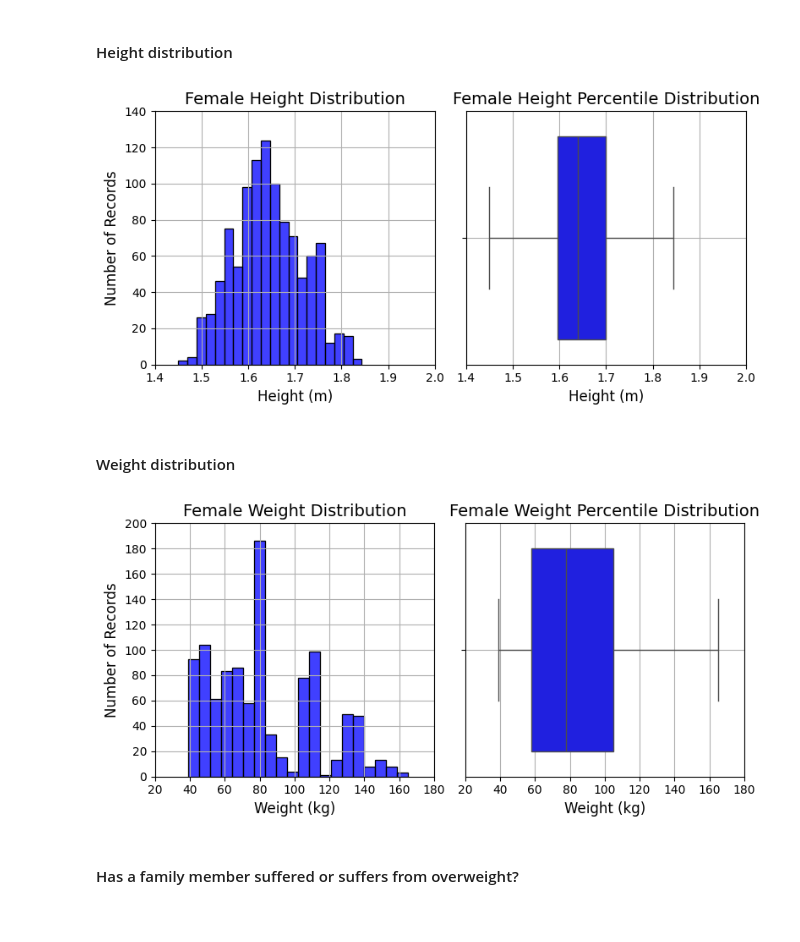
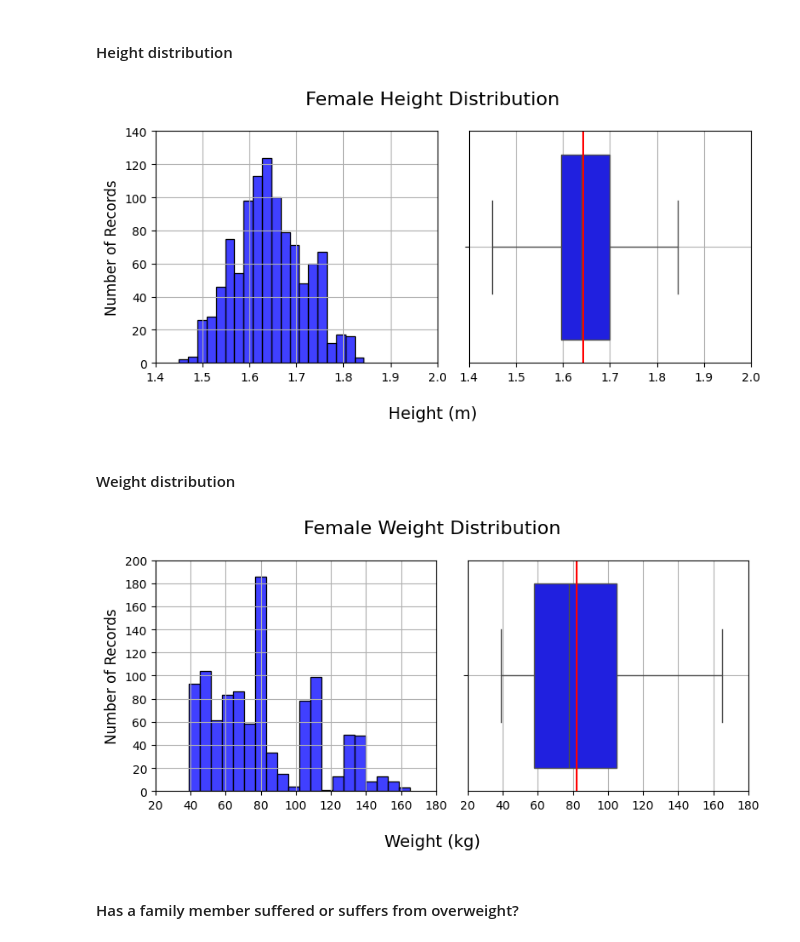
Before and after one commit to MarkLee7925/Obesity-Level-Estimation, a Jupyter notebook: Female/EstObesity_Female.ipynb, the cells around one changed output. Cells and saved outputs as stored; diff of their text form; code cells hidden in the pictures.

```diff
--- a/Female/EstObesity_Female.ipynb
+++ b/Female/EstObesity_Female.ipynb
@@ -220,43 +261,48 @@ plt.show()
 # %%
 # Define subplot figure
 height_dist_1 = plt.figure(figsize=(8,4))
+
+height_dist_1.suptitle('Female Height Distribution', fontsize=16)
+height_dist_1.supxlabel('Height (m)', fontsize=14)
 
 # Histogram - Male Height
 ax1 = height_dist_1.add_subplot(1, 2, 1)
 ax1 = sns.histplot(data=dataset, x='Height', bins=20, color='blue')
 # Adjust axes range(s)
 plt.xticks(np.arange(1.4, 2.0, 0.1))
 plt.yticks(np.arange(0, 160, 20))
-# Plot title and label(s)
-plt.title('Female Height Distribution', fontsize=14)
-plt.xlabel('Height (m)', fontsize=12)
+# Plot label(s)
+plt.xlabel('', fontsize=12)
 plt.ylabel('Number of Records', fontsize=12)
 # Plot grid
 plt.grid(True)
 
 # Box plot - Male Height
 ax2 = height_dist_1.add_subplot(1, 2, 2)
 ax2 = sns.boxplot(data=dataset, x='Height', color='blue')
+ax2 = plt.axvline(x=dataset['Height'].mean(), color='red')
 # Adjust axes range(s)
 plt.xticks(np.arange(1.4, 2.0, 0.1))
-# Plot title and label(s)
-plt.title('Female Height Percentile Distribution', fontsize=14)
-plt.xlabel('Height (m)', fontsize=12)
+# Plot label(s)
+plt.xlabel('', fontsize=12)
 # Plot grid
 plt.grid(True)
 
 # Tight layout
 plt.tight_layout()
 
 # Show figure
 plt.show()
 # %% [output]
-[figure, old version]
+[figure, new version]
 # %% [markdown]
 #### Weight distribution
 # %%
 # Define subplot figure
 weight_dist_1 = plt.figure(figsize=(8,4))
+
+weight_dist_1.suptitle('Female Weight Distribution', fontsize=16)
+weight_dist_1.supxlabel('Weight (kg)', fontsize=14)
 
 # Histogram - Male Weight
 ax1 = weight_dist_1.add_subplot(1, 2, 1)
@@ -264,9 +310,8 @@ ax1 = sns.histplot(data=dataset, x='Weight', bins=20, color='blue')
 # Adjust axes range(s)
 plt.xticks(np.arange(20, 200, 20))
 plt.yticks(np.arange(0, 220, 20))
-# Plot title and label(s)
-plt.title('Female Weight Distribution', fontsize=14)
-plt.xlabel('Weight (kg)', fontsize=12)
+# Plot label(s)
+plt.xlabel('', fontsize=12)
 plt.ylabel('Number of Records', fontsize=12)
 # Plot grid
 plt.grid(True)
@@ -274,11 +319,11 @@ plt.grid(True)
 # Box plot - Male Weight
 ax2 = weight_dist_1.add_subplot(1, 2, 2)
 ax2 = sns.boxplot(data=dataset, x='Weight', color='blue')
+ax2 = plt.axvline(x=dataset['Weight'].mean(), color='red')
 # Adjust axes range(s)
 plt.xticks(np.arange(20, 200, 20))
-# Plot title and label(s)
-plt.title('Female Weight Percentile Distribution', fontsize=14)
-plt.xlabel('Weight (kg)', fontsize=12)
+# Plot label(s)
+plt.xlabel('', fontsize=12)
 # Plot grid
 plt.grid(True)
 
@@ -288,7 +333,7 @@ plt.tight_layout()
 # Show figure
 plt.show()
 # %% [output]
-[figure, old version]
+[figure, new version]
 # %% [markdown]
 #### Has a family member suffered or suffers from overweight?
 # %%
```
Also changed, not shown: parts of 13 cells of this notebook.
